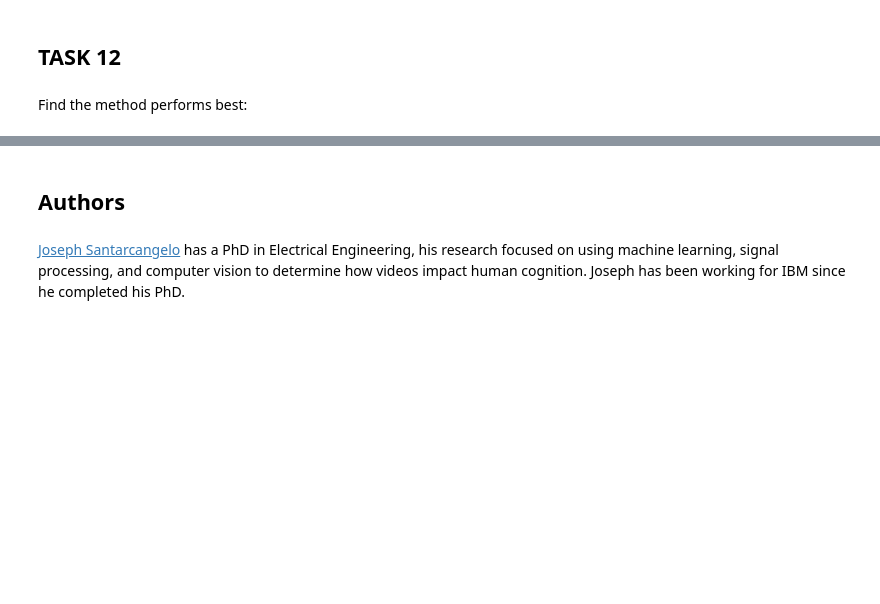
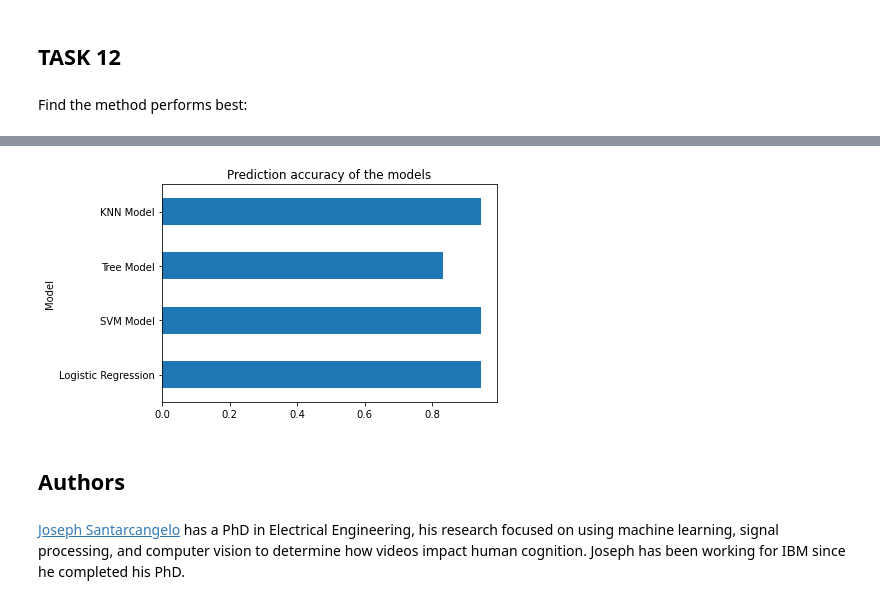
Before and after one commit to lobjob/IBM-Watson, a Jupyter notebook: Machine Learning Prediction.ipynb, the cells around one changed output, grey strips where cells are left out. Saved outputs shown, nothing was run; the diff lists cells and outputs as text; code cells hidden in the pictures; blank space fills up the shorter version.

```diff
--- a/Machine Learning Prediction.ipynb
+++ b/Machine Learning Prediction.ipynb
@@ -360,7 +360,7 @@ plot_confusion_matrix(y_test, yhat)
 # %% [markdown]
 Find the method performs best:
 # %%
-pd.DataFrame(
+results_table = pd.DataFrame(
     data=[
         ['Logistic Regression',
          logreg_cv.best_score_.round(3),
@@ -395,3 +397,8 @@ pd.DataFrame(
+# %%
+results_table.plot(kind='barh', y=['Test Score'], title='Prediction accuracy of the models', legend=False)
+plt.show()
+# %% [output]
+[figure, added]
 # %% [markdown]
 ## Authors
 # %% [markdown]
```
Also changed, not shown: parts of 4 cells of this notebook.
